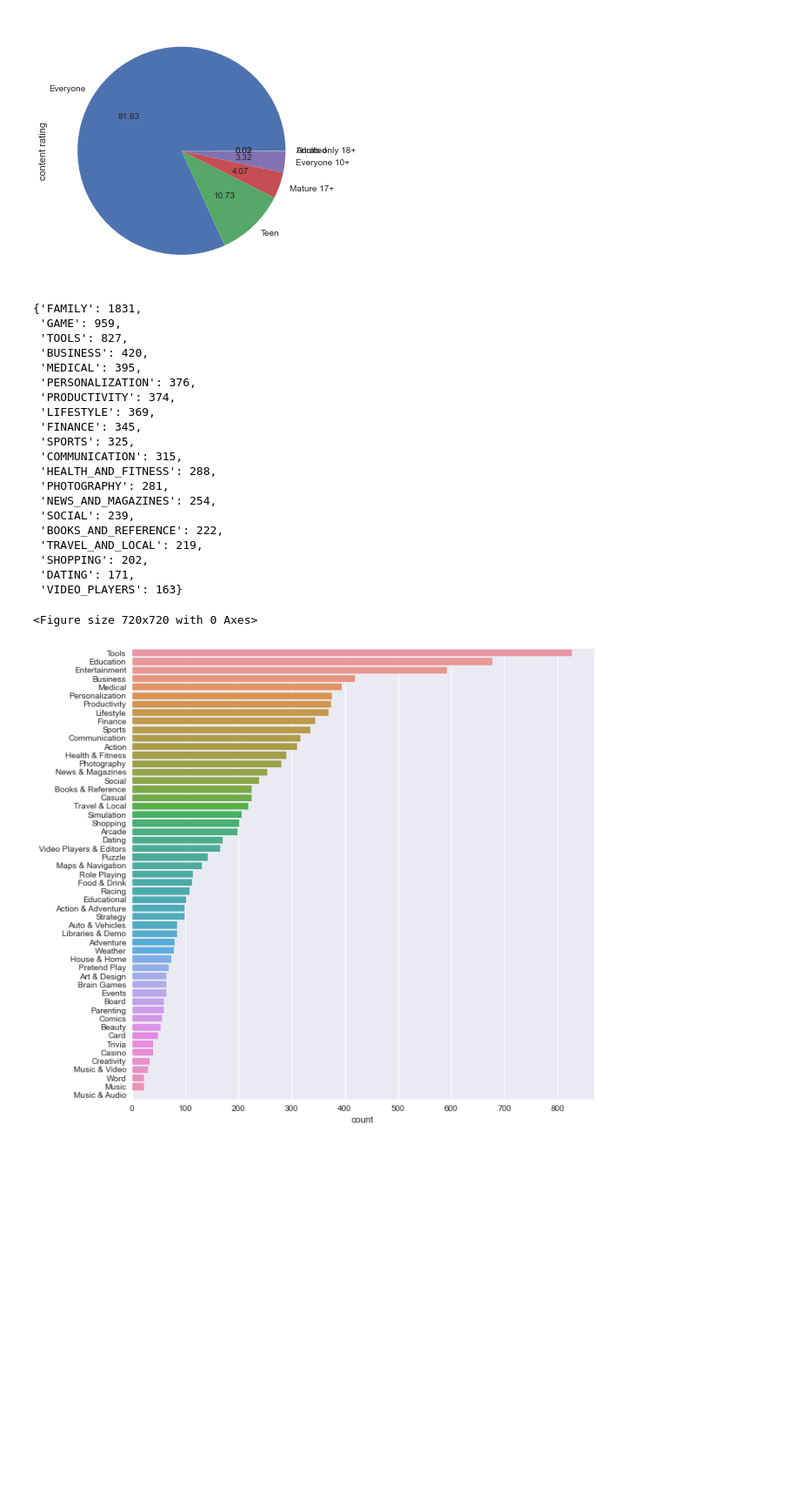
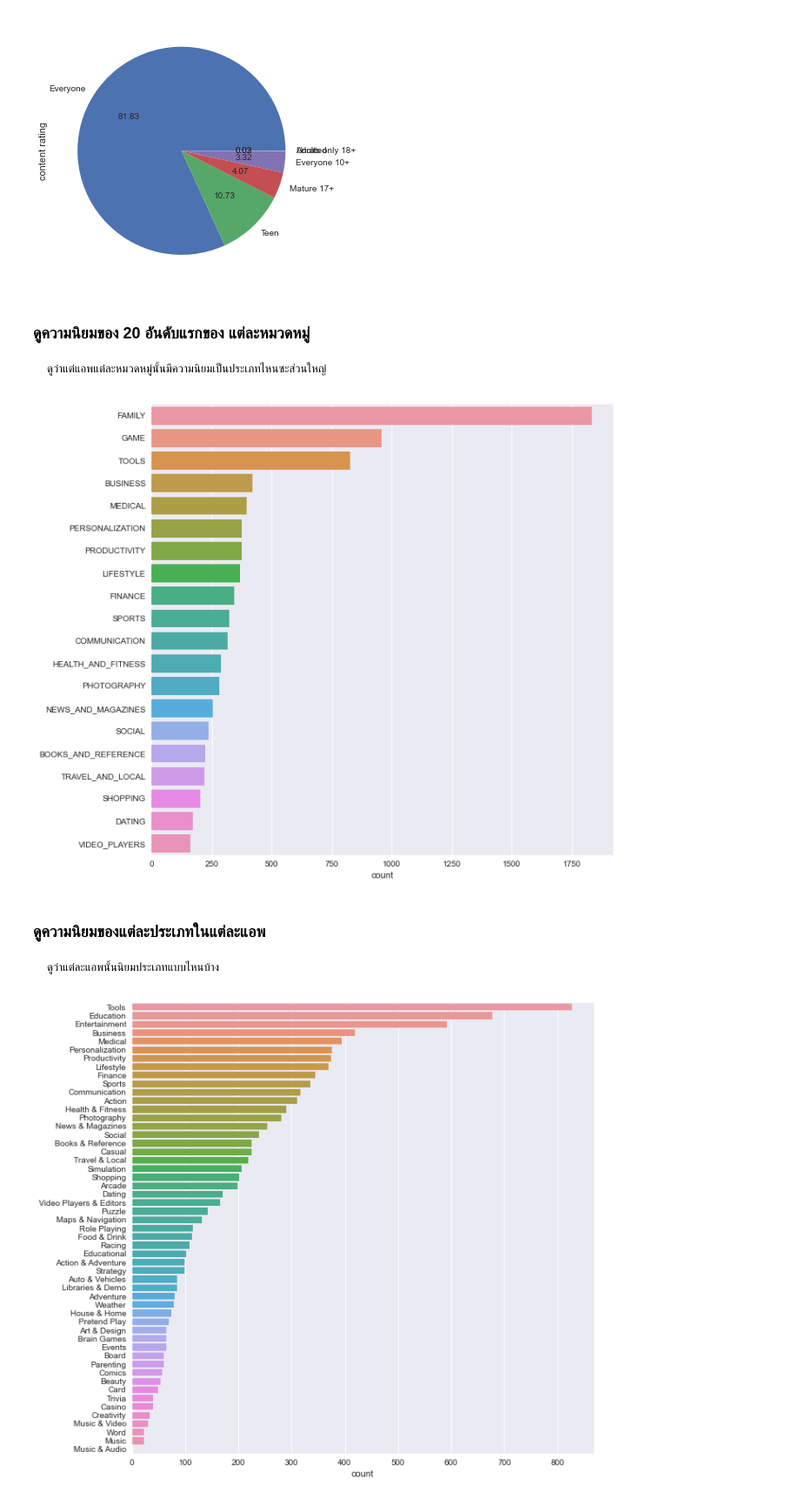
Before and after one commit to king-glitch/cs-434, a Jupyter notebook: index.ipynb, the cells around one changed output. Shown: that part at 87% size. Drawn from its saved outputs; the diff is of its cells as text; code cells hidden in the pictures; blank space fills up the shorter version.

```diff
--- a/index.ipynb
+++ b/index.ipynb
@@ -300,34 +339,21 @@ df['content rating'].value_counts().plot(kind='pie', autopct="%.2f")
 plt.show()
 # %% [output]
 [figure]
+# %% [markdown]
+### ดูความนิยมของ 20 อันดับแรกของ แต่ละหมวดหมู่
+    ดูว่าแต่แอพแต่ละหมวดหมู่นั้นมีความนิยมเป็นประเภทไหนซะส่วนใหญ่
 # %%
-# ดูเปอร์เซ็น
 plt.figure(figsize=(10, 10))
-category_dict = dict(df[['category']].groupby('category')['category'].count().nlargest(20))
-data_plot = dict(sorted(category_dict.items(), key=lambda kv: kv[1], reverse=True))
+category_dict = dict(df[['category']].groupby(
+    'category')['category'].count().nlargest(20))
+data_plot = dict(sorted(category_dict.items(),
+                 key=lambda kv: kv[1], reverse=True))
 data_plot = [key for key, val in data_plot.items() for _ in range(val)]
 sns.countplot(y=data_plot)
 plt.show()
 # %% [output]
-{'FAMILY': 1831,
- 'GAME': 959,
- 'TOOLS': 827,
- 'BUSINESS': 420,
- 'MEDICAL': 395,
- 'PERSONALIZATION': 376,
- 'PRODUCTIVITY': 374,
- 'LIFESTYLE': 369,
- 'FINANCE': 345,
- 'SPORTS': 325,
- 'COMMUNICATION': 315,
- 'HEALTH_AND_FITNESS': 288,
- 'PHOTOGRAPHY': 281,
- 'NEWS_AND_MAGAZINES': 254,
- 'SOCIAL': 239,
- 'BOOKS_AND_REFERENCE': 222,
- 'TRAVEL_AND_LOCAL': 219,
- 'SHOPPING': 202,
- 'DATING': 171,
- 'VIDEO_PLAYERS': 163}
-<Figure size 720x720 with 0 Axes>
+[figure, added]
+# %% [markdown]
+### ดูความนิยมของแต่ละประเภทในแต่ละแอพ
+    ดูว่าแต่ละแอพนั้นนิยมประเภทแบบไหนบ้าง
 # %%
```
Also changed, not shown: parts of 24 cells of this notebook.
